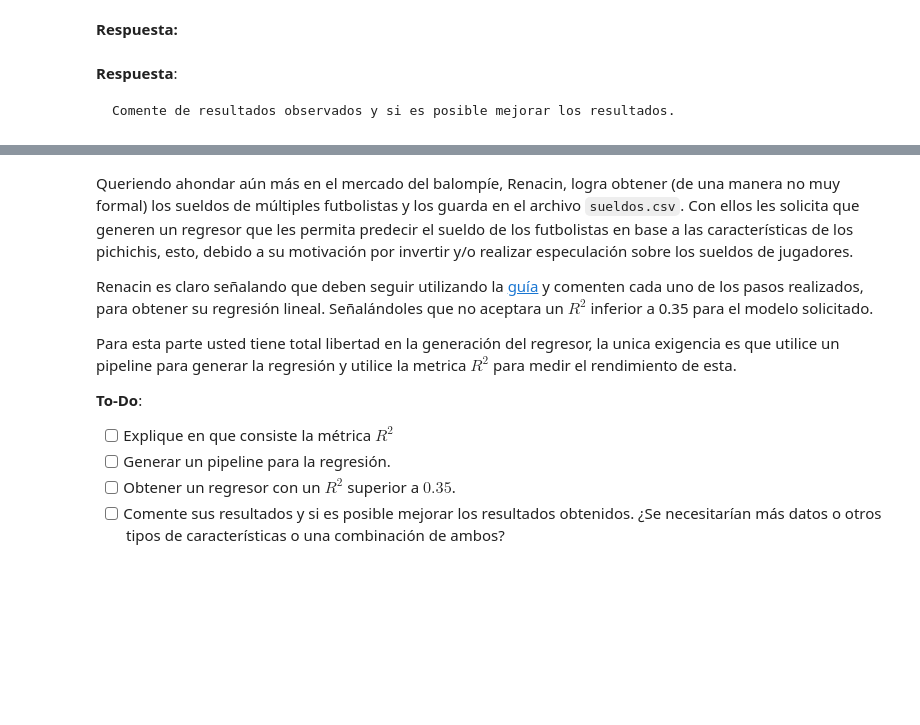
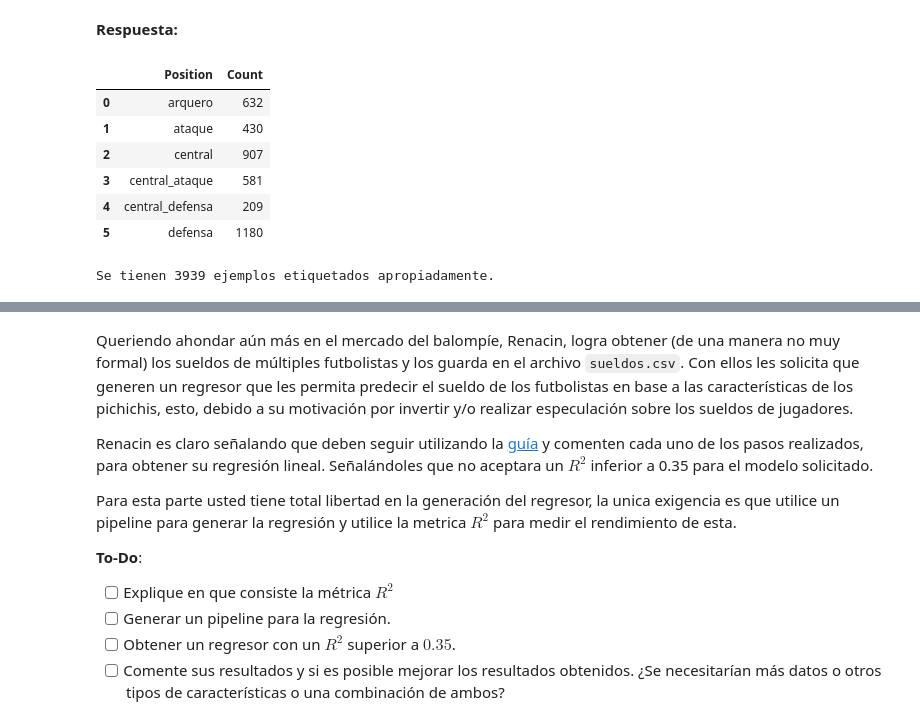
Before and after one commit to matiasvergaras/MDS7201, a Jupyter notebook: Lab7/Laboratorio7_enunciado.ipynb, the cells around one changed output, grey strips where cells are left out. Drawn from its saved outputs; the diff is of its cells as text; code cells hidden in the pictures; blank space fills up the shorter version.

````diff
--- a/Lab7/Laboratorio7_enunciado.ipynb
+++ b/Lab7/Laboratorio7_enunciado.ipynb
@@ -270,6 +519,40 @@ Cabe señalar que al igual como lo realizado con la clasificación binaria, debe
-# %% [markdown]
-**Respuesta**:
-
-```
-Comente de resultados observados y si es posible mejorar los resultados.
-```
+# %%
+position_dict = {
+    "ST": "ataque",
+    "CF": "ataque",
+    "RW": "central_ataque",
+    "CAM": "central_ataque",
+    "LW": "central_ataque",
+    "RM": "central",
+    "CM": "central",
+    "LM": "central",
+    "RWB": "central_defensa",
+    "CDM": "central_defensa",
+    "LWB": "central_defensa",
+    "RB": "defensa",
+    "CB": "defensa",
+    "LB": "defensa",
+    "GK": "arquero",
+}
+
+df_positions = df_players.copy()
+df_positions["Position"] = df_positions["Club_Position"].map(position_dict).astype('category')
+count = df_positions.groupby("Position").size().reset_index().rename({0: "Count"}, axis=1)
+
+display(count)
+
+print(f"Se tienen {count['Count'].sum()} ejemplos etiquetados apropiadamente.")
+df_positions = (df_positions
+                .dropna(subset=['Position']) # eliminar los que no caigan en alguna categoria de las entregadas
+                .drop(['National_Position', 'Club_Position', 'Seleccionado'], axis = 1)
+                # eliminar tambien las columnas innecesarias tras el mapeo de posiciones
+               )
+# %% [output]
+|  | Position | Count |
+| 0 | arquero | 632 |
+| 1 | ataque | 430 |
+| 2 | central | 907 |
+| 3 | central_ataque | 581 |
+| 4 | central_defensa | 209 |
+| 5 | defensa | 1180 |
+Se tienen 3939 ejemplos etiquetados apropiadamente.
````
Also changed, not shown: parts of 27 cells of this notebook.
